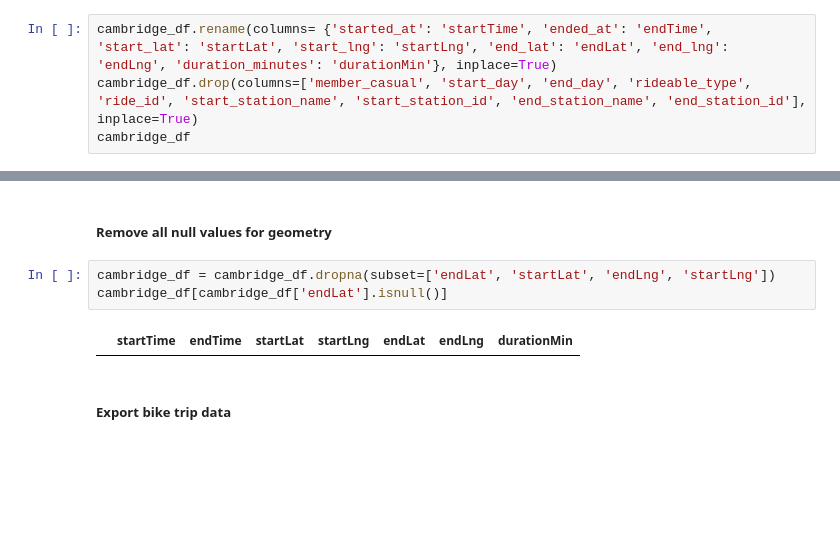
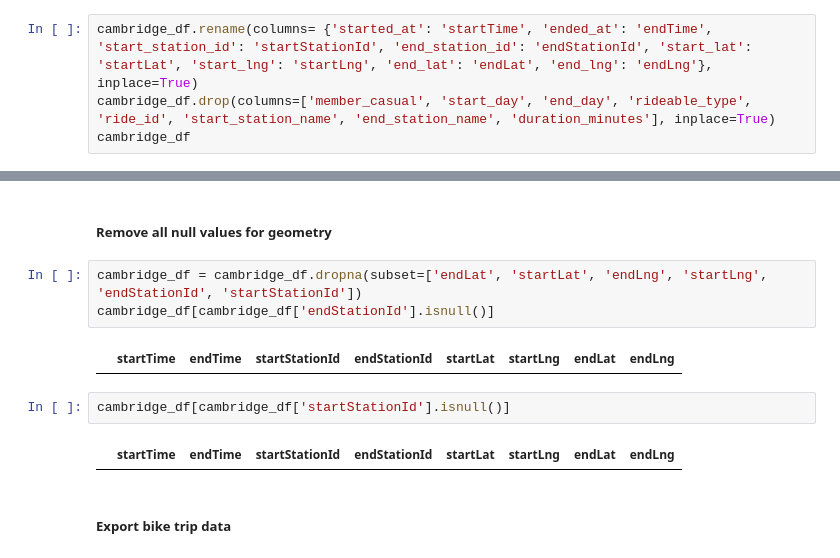
Before and after one commit to RalucaNicola/arc-lines, a Jupyter notebook: bike-trip-extraction/Bike trip data.ipynb, the cells around one changed output, grey strips where cells are left out. Saved outputs shown, nothing was run; the diff lists cells and outputs as text; blank space fills up the shorter version.

```diff
--- a/bike-trip-extraction/Bike trip data.ipynb
+++ b/bike-trip-extraction/Bike trip data.ipynb
@@ -121,7 +121,7 @@ plt.show()
 # %% [markdown]
 ##### Drop columns that aren't needed
 # %%
-cambridge_df.rename(columns= {'started_at': 'startTime', 'ended_at': 'endTime', 'start_lat': 'startLat', 'start_lng': 'startLng', 'end_lat': 'endLat', 'end_lng': 'endLng', 'duration_minutes': 'durationMin'}, inplace=True)
-cambridge_df.drop(columns=['member_casual', 'start_day', 'end_day', 'rideable_type', 'ride_id', 'start_station_name', 'start_station_id', 'end_station_name', 'end_station_id'], inplace=True)
+cambridge_df.rename(columns= {'started_at': 'startTime', 'ended_at': 'endTime', 'start_station_id': 'startStationId', 'end_station_id': 'endStationId', 'start_lat': 'startLat', 'start_lng': 'startLng', 'end_lat': 'endLat', 'end_lng': 'endLng'}, inplace=True)
+cambridge_df.drop(columns=['member_casual', 'start_day', 'end_day', 'rideable_type', 'ride_id', 'start_station_name', 'end_station_name', 'duration_minutes'], inplace=True)
 cambridge_df
 # %% [output]
@@ -178,10 +178,14 @@ cambridge_df
 # %% [markdown]
 #####  Remove all null values for geometry
 # %%
-cambridge_df = cambridge_df.dropna(subset=['endLat', 'startLat', 'endLng', 'startLng'])
-cambridge_df[cambridge_df['endLat'].isnull()]
+cambridge_df = cambridge_df.dropna(subset=['endLat', 'startLat', 'endLng', 'startLng', 'endStationId', 'startStationId'])
+cambridge_df[cambridge_df['endStationId'].isnull()]
 # %% [output]
-|  | startTime | endTime | startLat | startLng | endLat | endLng | durationMin |
+|  | startTime | endTime | startStationId | endStationId | startLat | startLng | endLat | endLng |
+# %%
+cambridge_df[cambridge_df['startStationId'].isnull()]
+# %% [output]
+|  | startTime | endTime | startStationId | endStationId | startLat | startLng | endLat | endLng |
 # %% [markdown]
 ##### Export bike trip data
 # %%
```
Also changed, not shown: parts of 6 cells of this notebook, 10 other files.
